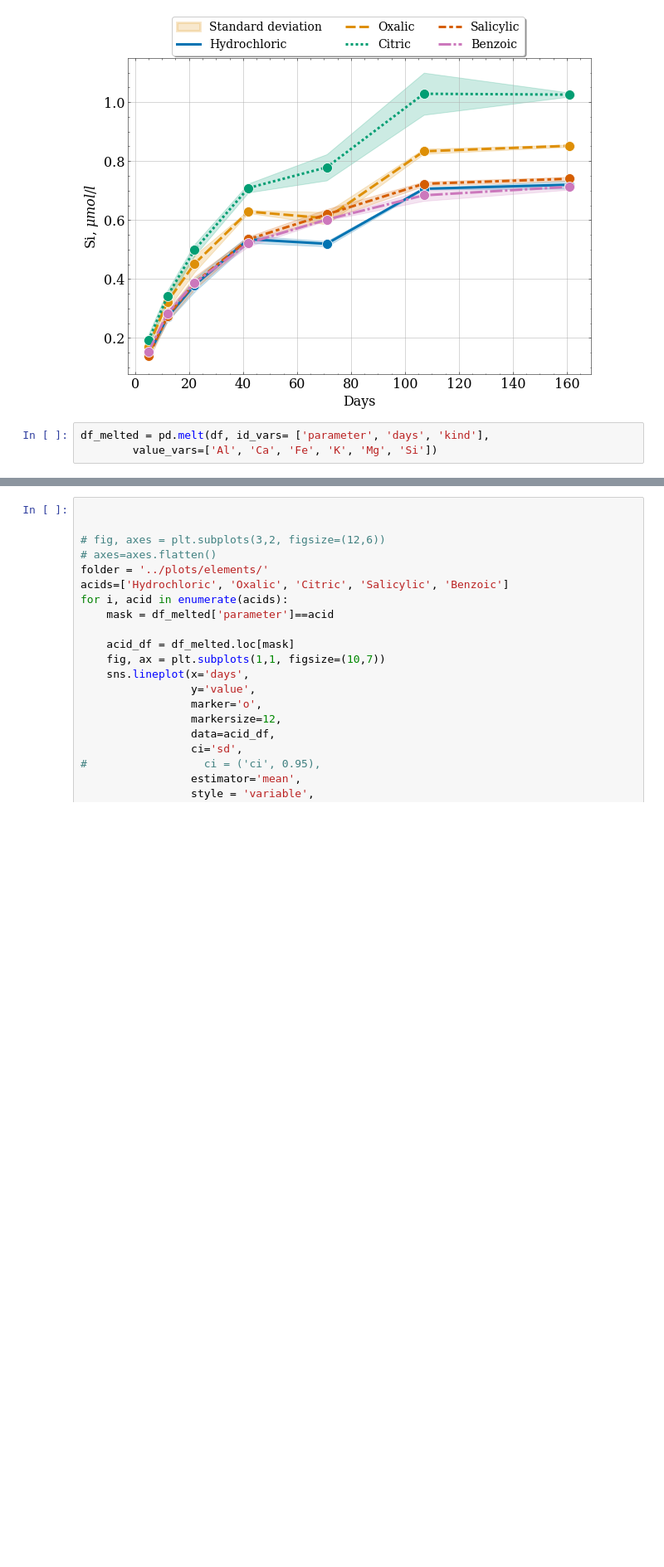
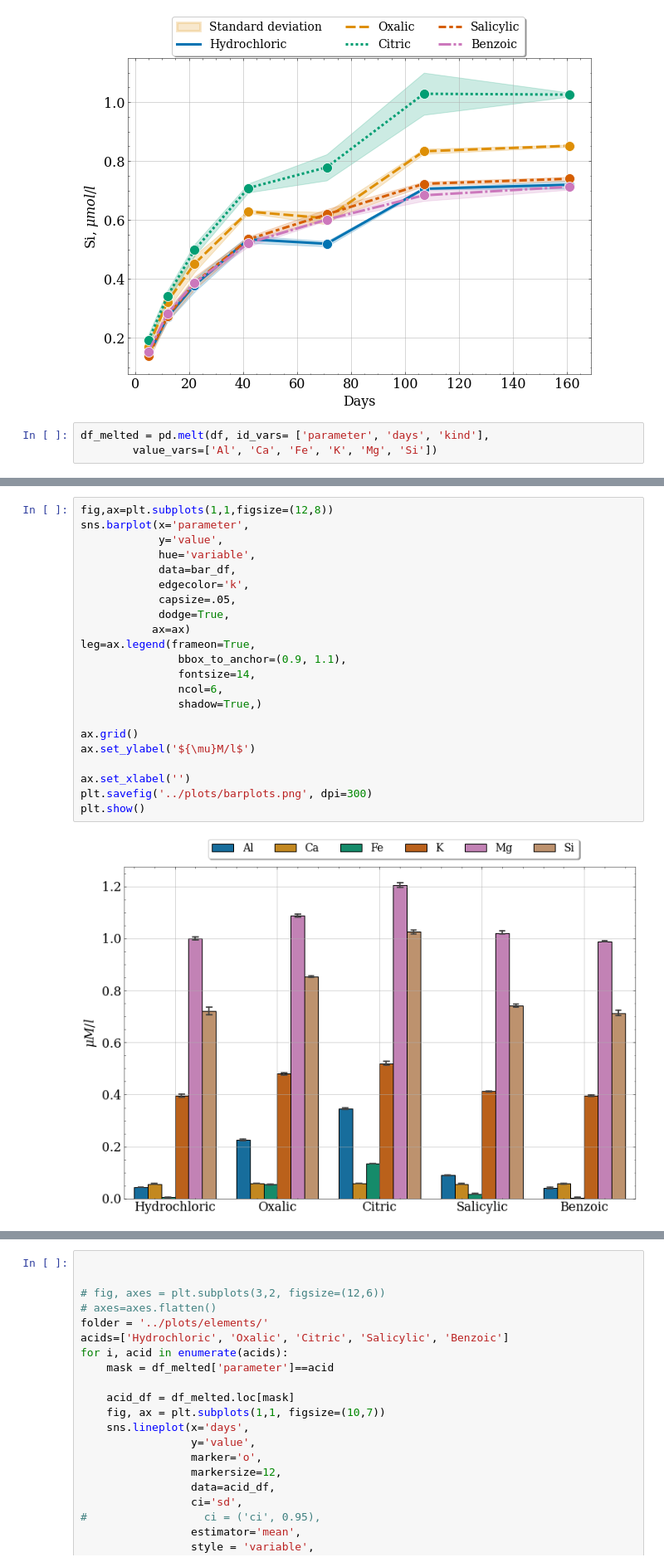
Before and after one commit to mishagrol/clay_minerals, a Jupyter notebook: notebooks/DataAnalysis.ipynb, the cells around one changed output, grey strips where cells are left out. Shown at 83% size. Drawn from its saved outputs; the diff is of its cells as text; blank space fills up the shorter version.

```diff
--- a/notebooks/DataAnalysis.ipynb
+++ b/notebooks/DataAnalysis.ipynb
@@ -138,0 +133,24 @@ df_melted
+# %%
+fig,ax=plt.subplots(1,1,figsize=(12,8))
+sns.barplot(x='parameter',
+            y='value',
+            hue='variable',
+            data=bar_df,
+            edgecolor='k',
+            capsize=.05,
+            dodge=True,
+           ax=ax)
+leg=ax.legend(frameon=True,
+               bbox_to_anchor=(0.9, 1.1),
+               fontsize=14,
+               ncol=6,
+               shadow=True,)
+
+ax.grid()
+ax.set_ylabel('${\mu}M/l$')
+
+ax.set_xlabel('')
+plt.savefig('../plots/barplots.png', dpi=300)
+plt.show()
+# %% [output]
+[figure, added]
```
Also changed, not shown: parts of 18 cells of this notebook, 1 other file.
